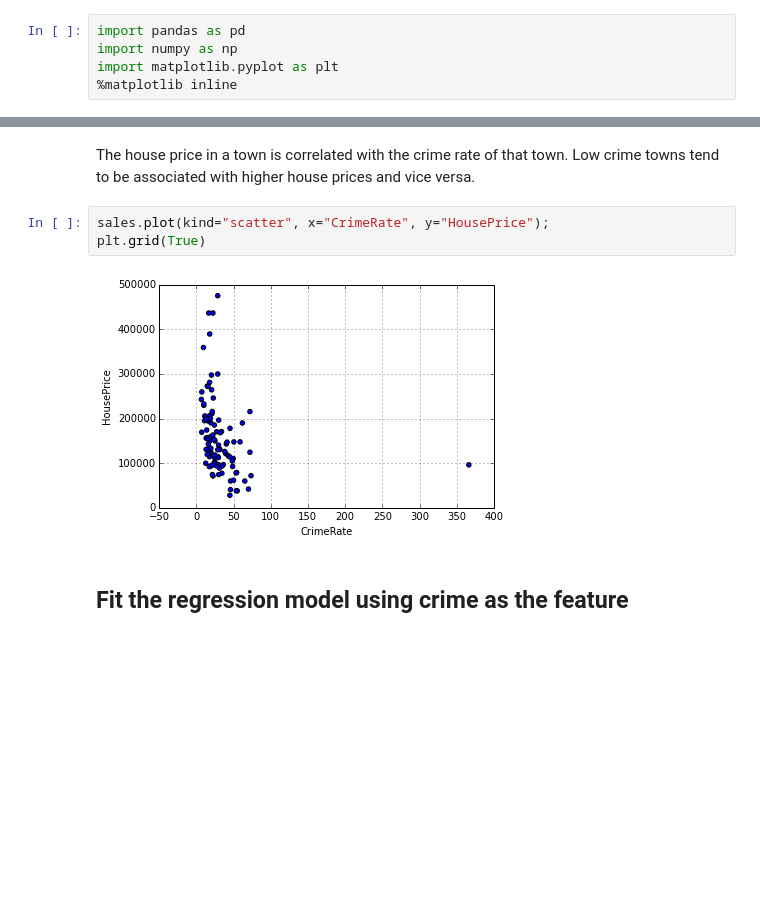
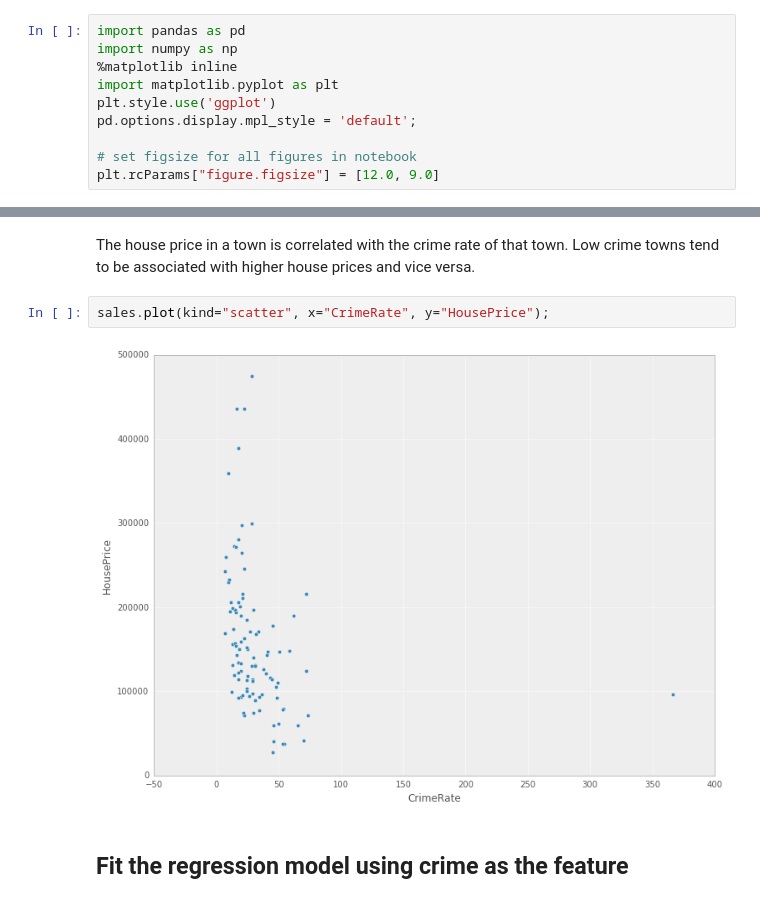
Before and after one commit to arrchana/Machine-Learning-Specialization-Uni-Washington, a Jupyter notebook: course-2/PhillyCrime-Using-Pandas-Numpy-Sklearn.ipynb, the cells around one changed output, grey strips where cells are left out. Cells and saved outputs as stored; diff of their text form; blank space fills up the shorter version.

Commit message:
Changed matplotlib style to use ggplot and set pandas mpl style as default;set figure size to 12 by 9 for all figures in notebook

```diff
--- a/course-2/PhillyCrime-Using-Pandas-Numpy-Sklearn.ipynb
+++ b/course-2/PhillyCrime-Using-Pandas-Numpy-Sklearn.ipynb
@@ -3,5 +3,10 @@
 # %%
 import pandas as pd
 import numpy as np
+%matplotlib inline
 import matplotlib.pyplot as plt
-%matplotlib inline
+plt.style.use('ggplot')
+pd.options.display.mpl_style = 'default';
+
+# set figsize for all figures in notebook
+plt.rcParams["figure.figsize"] = [12.0, 9.0]
@@ -26,9 +36,8 @@ sales.head()
 The house price in a town is correlated with the crime rate of that town. Low crime towns tend to be associated with higher house prices and vice versa.
 # %%
 sales.plot(kind="scatter", x="CrimeRate", y="HousePrice");
-plt.grid(True)
 # %% [output]
-[figure, old version]
+[figure, new version]
 # %% [markdown]
 ## Fit the regression model using crime as the feature
 # %% [markdown]
```
Also changed, not shown: parts of 5 cells of this notebook.
